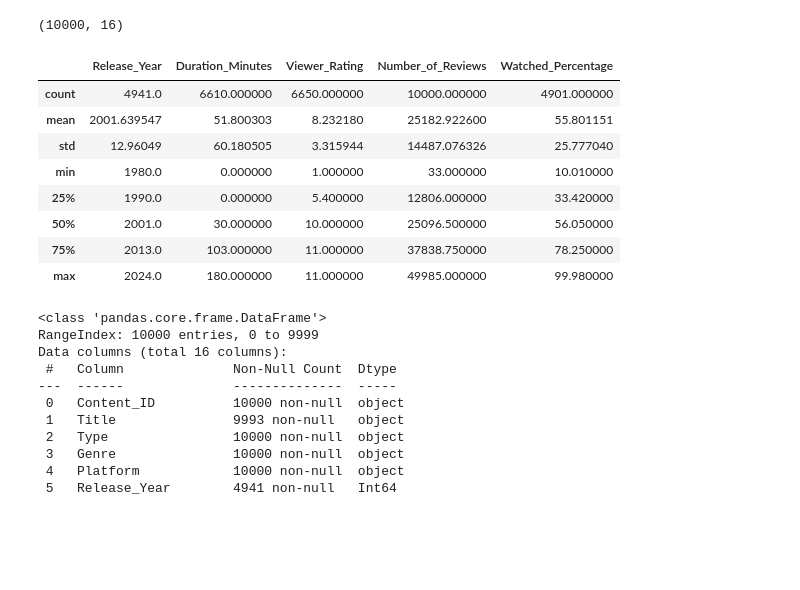
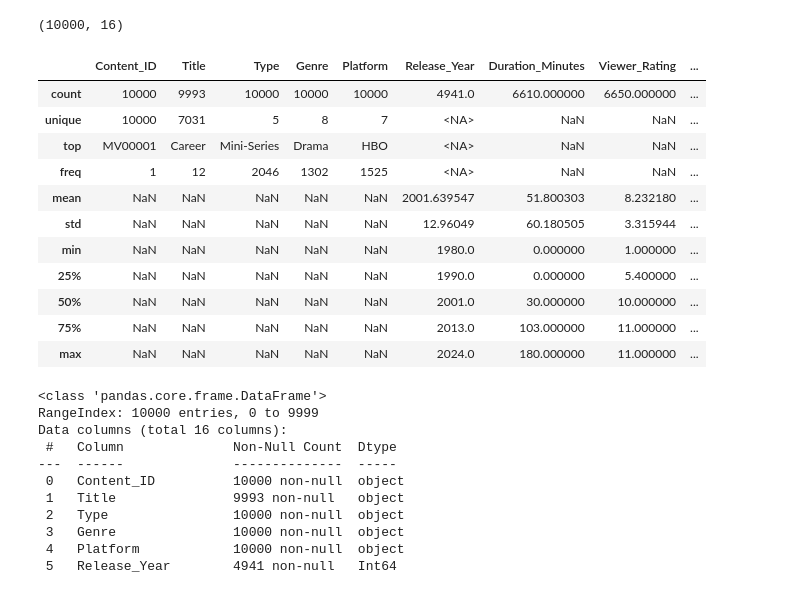
Before and after one commit to PriscilaDenise/Movies_Series_Analysis, a Jupyter notebook: analysis.ipynb, the cells around one changed output. Drawn from its saved outputs; the diff is of its cells as text; code cells hidden in the pictures; blank space fills up the shorter version.

```diff
--- a/analysis.ipynb
+++ b/analysis.ipynb
@@ -159,17 +159,20 @@ df.shape
 # %% [output]
 (10000, 16)
 # %%
-df.describe()
+df.describe(include='all')
 # %% [output]
-|  | Release_Year | Duration_Minutes | Viewer_Rating | Number_of_Reviews | Watched_Percentage |
-| count | 4941.0 | 6610.000000 | 6650.000000 | 10000.000000 | 4901.000000 |
-| mean | 2001.639547 | 51.800303 | 8.232180 | 25182.922600 | 55.801151 |
-| std | 12.96049 | 60.180505 | 3.315944 | 14487.076326 | 25.777040 |
-| min | 1980.0 | 0.000000 | 1.000000 | 33.000000 | 10.010000 |
-| 25% | 1990.0 | 0.000000 | 5.400000 | 12806.000000 | 33.420000 |
-| 50% | 2001.0 | 30.000000 | 10.000000 | 25096.500000 | 56.050000 |
-| 75% | 2013.0 | 103.000000 | 11.000000 | 37838.750000 | 78.250000 |
-| max | 2024.0 | 180.000000 | 11.000000 | 49985.000000 | 99.980000 |
+|  | Content_ID | Title | Type | Genre | Platform | Release_Year | Duration_Minutes | Viewer_Rating | ... |
+| count | 10000 | 9993 | 10000 | 10000 | 10000 | 4941.0 | 6610.000000 | 6650.000000 | ... |
+| unique | 10000 | 7031 | 5 | 8 | 7 | <NA> | NaN | NaN | ... |
+| top | MV00001 | Career | Mini-Series | Drama | HBO | <NA> | NaN | NaN | ... |
+| freq | 1 | 12 | 2046 | 1302 | 1525 | <NA> | NaN | NaN | ... |
+| mean | NaN | NaN | NaN | NaN | NaN | 2001.639547 | 51.800303 | 8.232180 | ... |
+| std | NaN | NaN | NaN | NaN | NaN | 12.96049 | 60.180505 | 3.315944 | ... |
+| min | NaN | NaN | NaN | NaN | NaN | 1980.0 | 0.000000 | 1.000000 | ... |
+| 25% | NaN | NaN | NaN | NaN | NaN | 1990.0 | 0.000000 | 5.400000 | ... |
+| 50% | NaN | NaN | NaN | NaN | NaN | 2001.0 | 30.000000 | 10.000000 | ... |
+| 75% | NaN | NaN | NaN | NaN | NaN | 2013.0 | 103.000000 | 11.000000 | ... |
+| max | NaN | NaN | NaN | NaN | NaN | 2024.0 | 180.000000 | 11.000000 | ... |
 # %%
 # Display basic info
 print(df.info())
```
Also changed, not shown: 8 other files.
